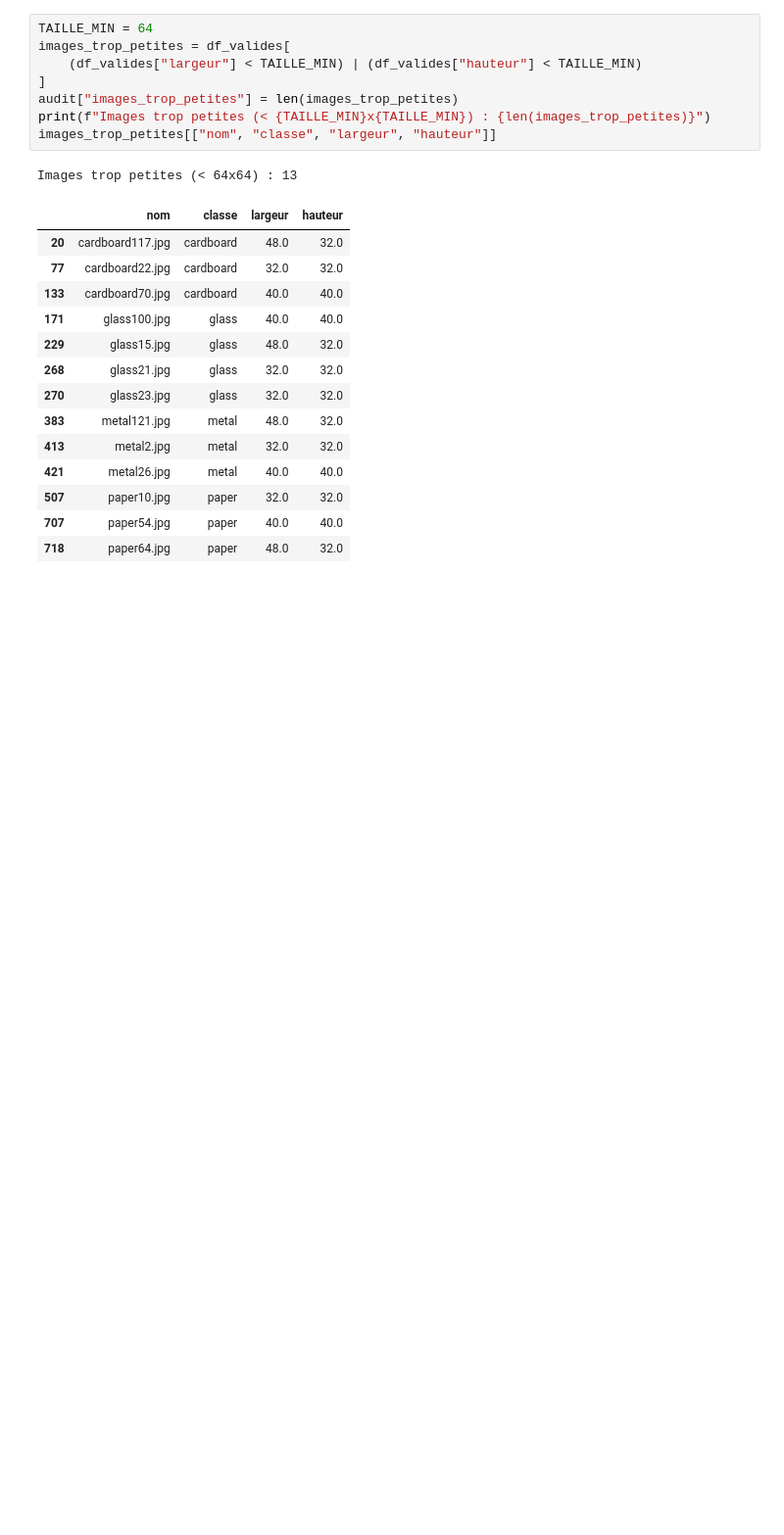
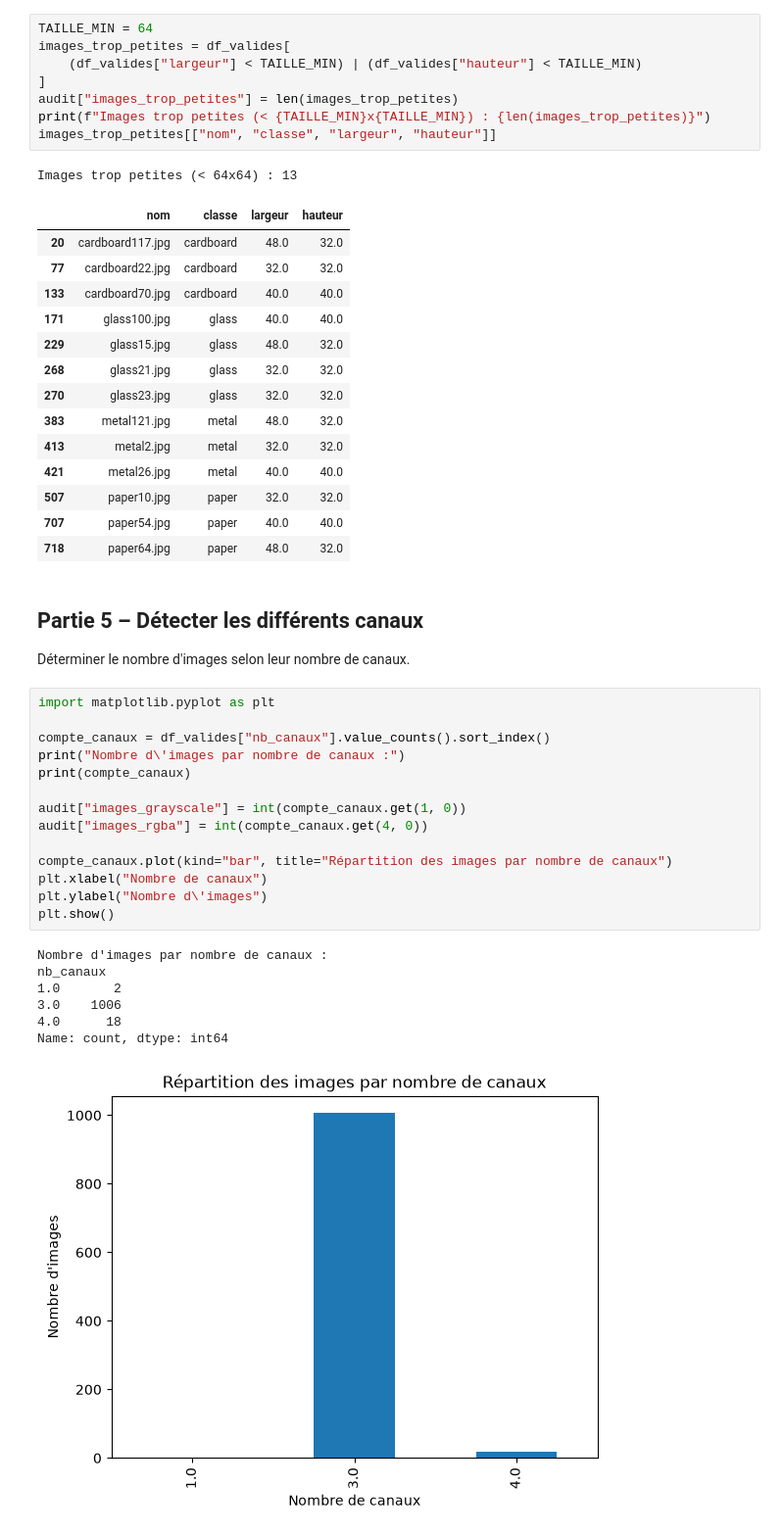
Before and after one commit to DIOPBARHAM/atelier_prepa_donnees_images, a Jupyter notebook: notebooks/atelier_prepa_donnees_images.ipynb, the cells around one changed output. Shown at 98% size. Saved outputs shown, nothing was run; the diff lists cells and outputs as text; blank space fills up the shorter version.

Commit message:
Partie 5 – Détecter les différents canaux Déterminer le nombre d'images selon leur nombre de canaux.

```diff
--- a/notebooks/atelier_prepa_donnees_images.ipynb
+++ b/notebooks/atelier_prepa_donnees_images.ipynb
@@ -203,3 +203,28 @@ Images trop petites (< 64x64) : 13
 | 507 | paper10.jpg | paper | 32.0 | 32.0 |
 | 707 | paper54.jpg | paper | 40.0 | 40.0 |
 | 718 | paper64.jpg | paper | 48.0 | 32.0 |
+# %% [markdown]
+## Partie 5 – Détecter les différents canaux
+Déterminer le nombre d'images selon leur nombre de canaux.
+# %%
+import matplotlib.pyplot as plt
+
+compte_canaux = df_valides["nb_canaux"].value_counts().sort_index()
+print("Nombre d\'images par nombre de canaux :")
+print(compte_canaux)
+
+audit["images_grayscale"] = int(compte_canaux.get(1, 0))
+audit["images_rgba"] = int(compte_canaux.get(4, 0))
+
+compte_canaux.plot(kind="bar", title="Répartition des images par nombre de canaux")
+plt.xlabel("Nombre de canaux")
+plt.ylabel("Nombre d\'images")
+plt.show()
+# %% [output]
+Nombre d'images par nombre de canaux :
+nb_canaux
+1.0       2
+3.0    1006
+4.0      18
+Name: count, dtype: int64
+[figure, added]
```
